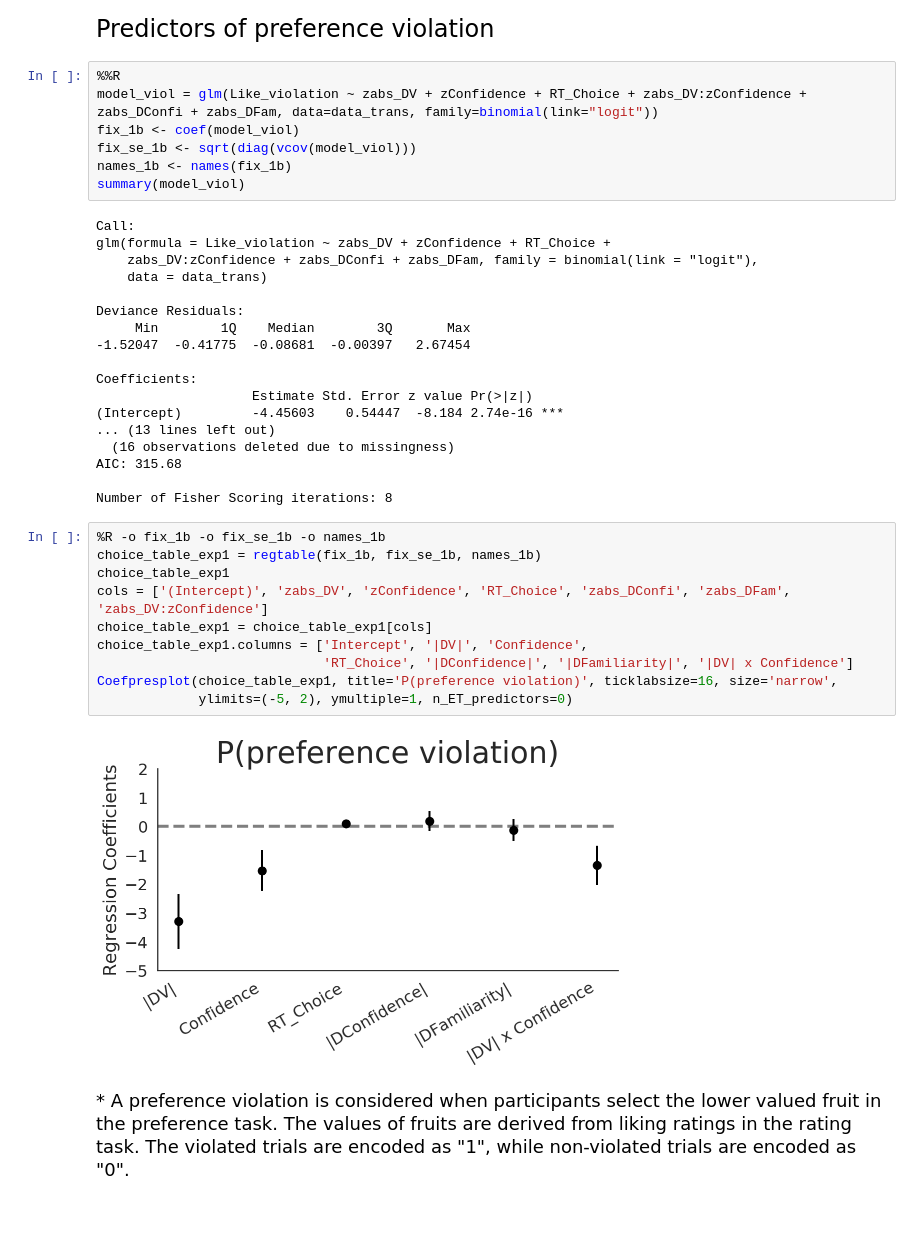
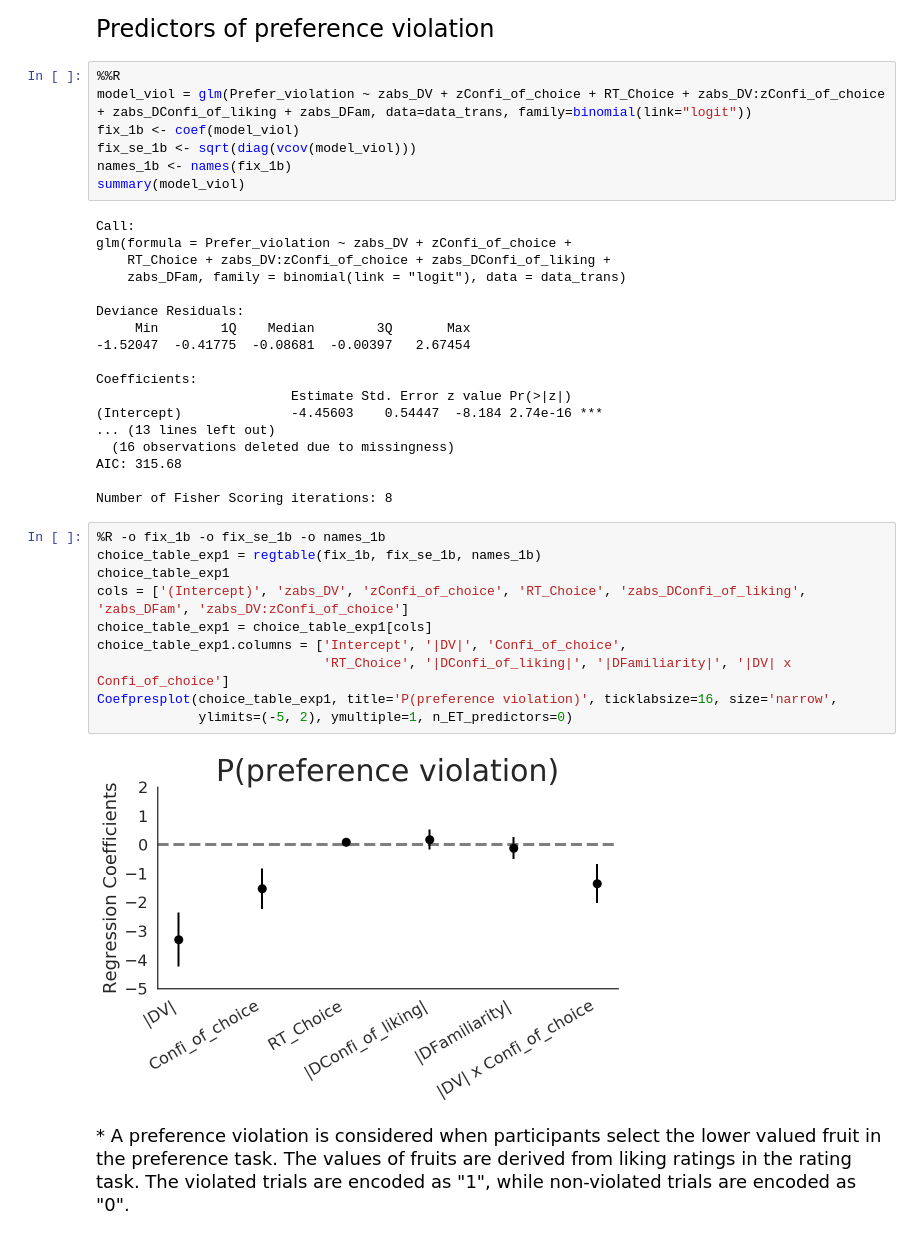
Before and after one commit to Haonan-Zhang/decision_making, a Jupyter notebook: pilot_study_true.ipynb, the cells around one changed output. Saved outputs shown, nothing was run; the diff lists cells and outputs as text.

```diff
--- a/pilot_study_true.ipynb
+++ b/pilot_study_true.ipynb
@@ -282,24 +321,24 @@ Coefpresplot(choice_table_exp1, title='P(choosing the right item)', ticklabsize=
 <font size = '5'> Predictors of preference violation <font>
 # %%
 %%R
-model_viol = glm(Like_violation ~ zabs_DV + zConfidence + RT_Choice + zabs_DV:zConfidence + zabs_DConfi + zabs_DFam, data=data_trans, family=binomial(link="logit"))
+model_viol = glm(Prefer_violation ~ zabs_DV + zConfi_of_choice + RT_Choice + zabs_DV:zConfi_of_choice + zabs_DConfi_of_liking + zabs_DFam, data=data_trans, family=binomial(link="logit"))
 fix_1b <- coef(model_viol)
 fix_se_1b <- sqrt(diag(vcov(model_viol)))
 names_1b <- names(fix_1b)
 summary(model_viol)
 # %% [output]
 Call:
-glm(formula = Like_violation ~ zabs_DV + zConfidence + RT_Choice +
-    zabs_DV:zConfidence + zabs_DConfi + zabs_DFam, family = binomial(link = "logit"),
-    data = data_trans)
+glm(formula = Prefer_violation ~ zabs_DV + zConfi_of_choice +
+    RT_Choice + zabs_DV:zConfi_of_choice + zabs_DConfi_of_liking +
+    zabs_DFam, family = binomial(link = "logit"), data = data_trans)
 
 Deviance Residuals:
      Min        1Q    Median        3Q       Max
 -1.52047  -0.41775  -0.08681  -0.00397   2.67454
 
 Coefficients:
-                    Estimate Std. Error z value Pr(>|z|)
-(Intercept)         -4.45603    0.54447  -8.184 2.74e-16 ***
+                         Estimate Std. Error z value Pr(>|z|)
+(Intercept)              -4.45603    0.54447  -8.184 2.74e-16 ***
 ... (13 lines left out)
   (16 observations deleted due to missingness)
 AIC: 315.68
@@ -308,15 +347,15 @@ Number of Fisher Scoring iterations: 8
 # %%
 %R -o fix_1b -o fix_se_1b -o names_1b
 choice_table_exp1 = regtable(fix_1b, fix_se_1b, names_1b)
 choice_table_exp1
-cols = ['(Intercept)', 'zabs_DV', 'zConfidence', 'RT_Choice', 'zabs_DConfi', 'zabs_DFam', 'zabs_DV:zConfidence']
+cols = ['(Intercept)', 'zabs_DV', 'zConfi_of_choice', 'RT_Choice', 'zabs_DConfi_of_liking', 'zabs_DFam', 'zabs_DV:zConfi_of_choice']
 choice_table_exp1 = choice_table_exp1[cols]
-choice_table_exp1.columns = ['Intercept', '|DV|', 'Confidence',
-                             'RT_Choice', '|DConfidence|', '|DFamiliarity|', '|DV| x Confidence']
+choice_table_exp1.columns = ['Intercept', '|DV|', 'Confi_of_choice',
+                             'RT_Choice', '|DConfi_of_liking|', '|DFamiliarity|', '|DV| x Confi_of_choice']
 Coefpresplot(choice_table_exp1, title='P(preference violation)', ticklabsize=16, size='narrow',
              ylimits=(-5, 2), ymultiple=1, n_ET_predictors=0)
 # %% [output]
-[figure, old version]
+[figure, new version]
 # %% [markdown]
 <font size = '4'>*    A preference violation is considered when participants select the lower valued fruit in the preference task. The values of fruits are derived from liking ratings in the rating task. The violated trials are encoded as "1", while non-violated trials are encoded as "0". <font>
 # %% [markdown]
```
Also changed, not shown: parts of 64 cells of this notebook.
